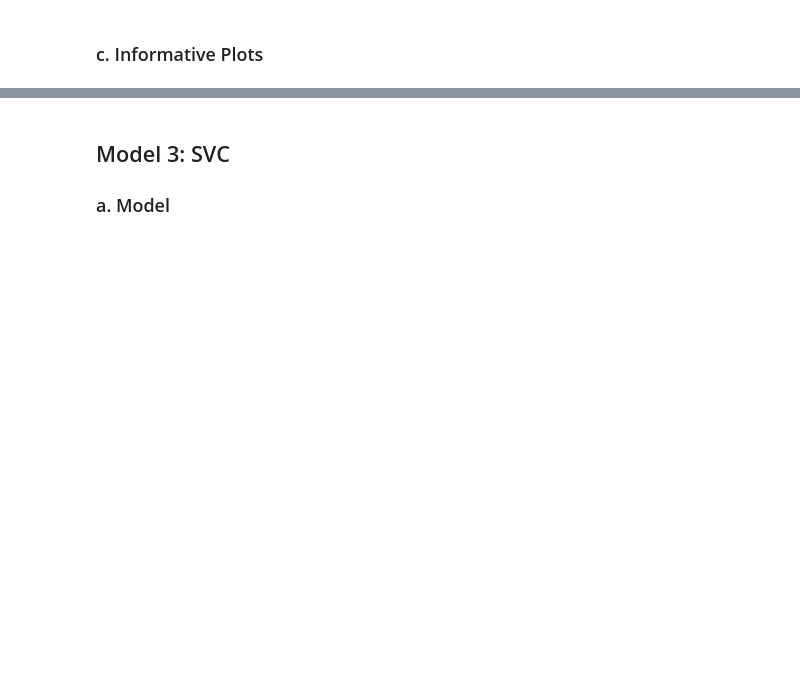
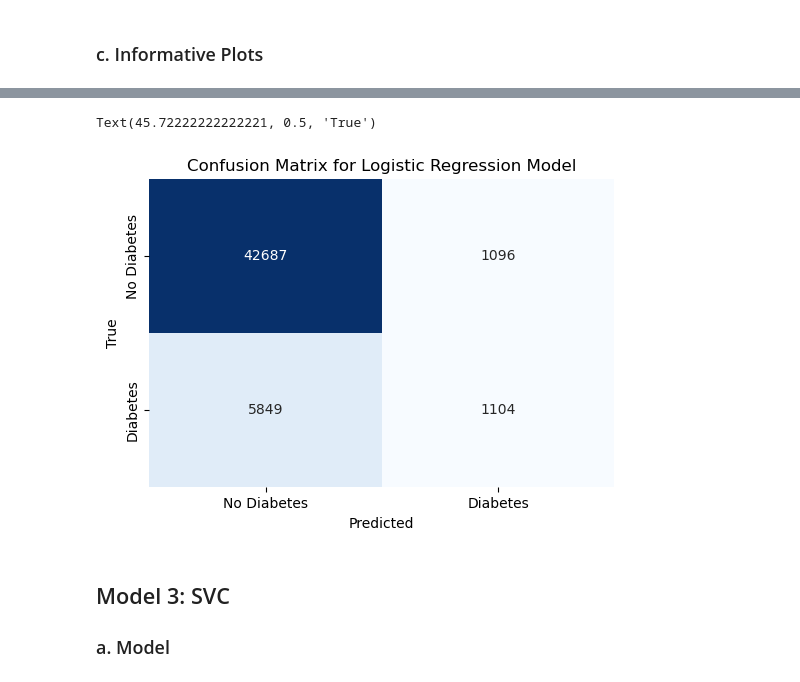
Before and after one commit to arianarosario/DFA-project, a Jupyter notebook: deliverable.ipynb, the cells around one changed output, grey strips where cells are left out. Saved outputs shown, nothing was run; the diff lists cells and outputs as text; code cells hidden in the pictures; blank space fills up the shorter version.

```diff
--- a/deliverable.ipynb
+++ b/deliverable.ipynb
@@ -735,3 +757,15 @@ results_df
+# %%
+# plotting the confusion matrix for the logistic regression model
+conf_matrix_logreg = confusion_matrix(y_test, y_pred_logreg)
+
+plt.figure(figsize=(6,4))
+plt.title('Confusion Matrix for Logistic Regression Model')
+sns.heatmap(conf_matrix_logreg, annot=True, fmt='d', cmap='Blues', cbar=False, xticklabels=['No Diabetes', 'Diabetes'], yticklabels=['No Diabetes', 'Diabetes'])
+plt.xlabel('Predicted')
+plt.ylabel('True')
+# %% [output]
+Text(45.72222222222221, 0.5, 'True')
+[figure, added]
 # %% [markdown]
 ## Model 3: SVC
 
```
Also changed, not shown: parts of 26 cells of this notebook.
